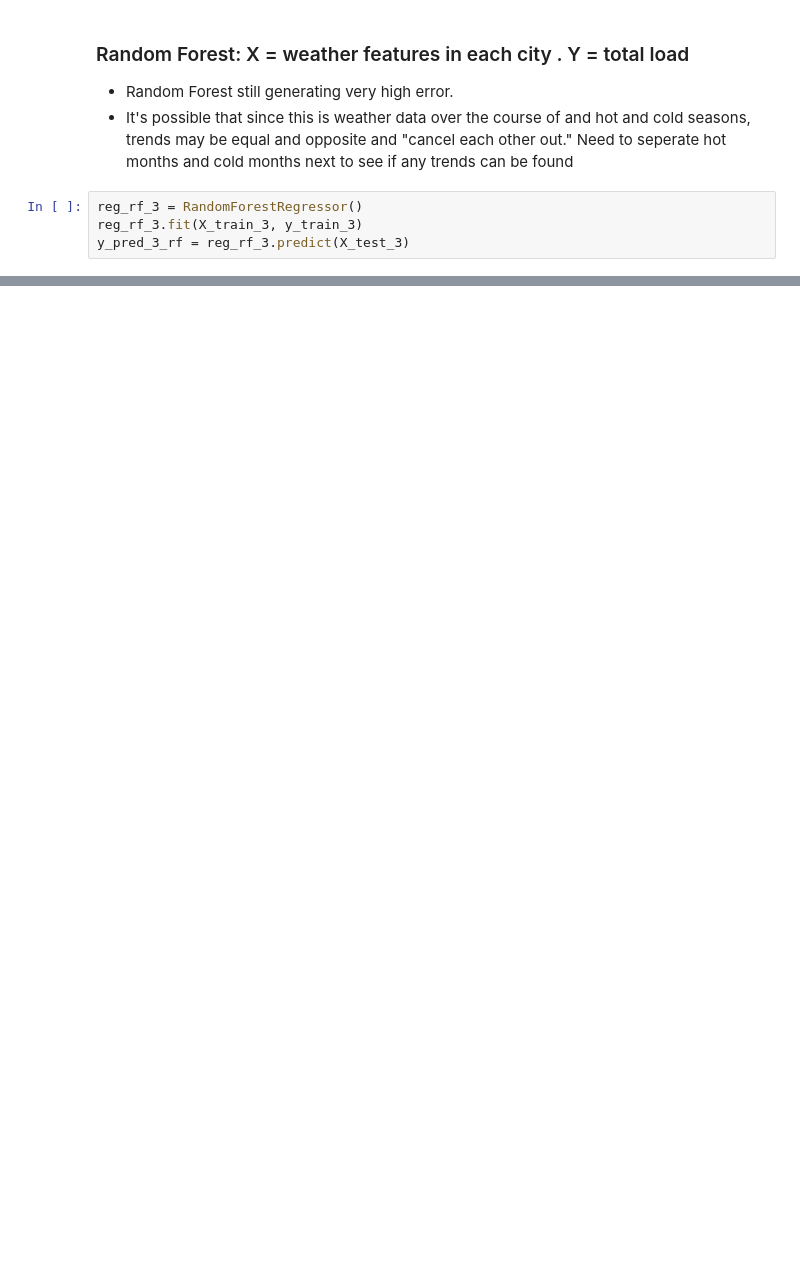
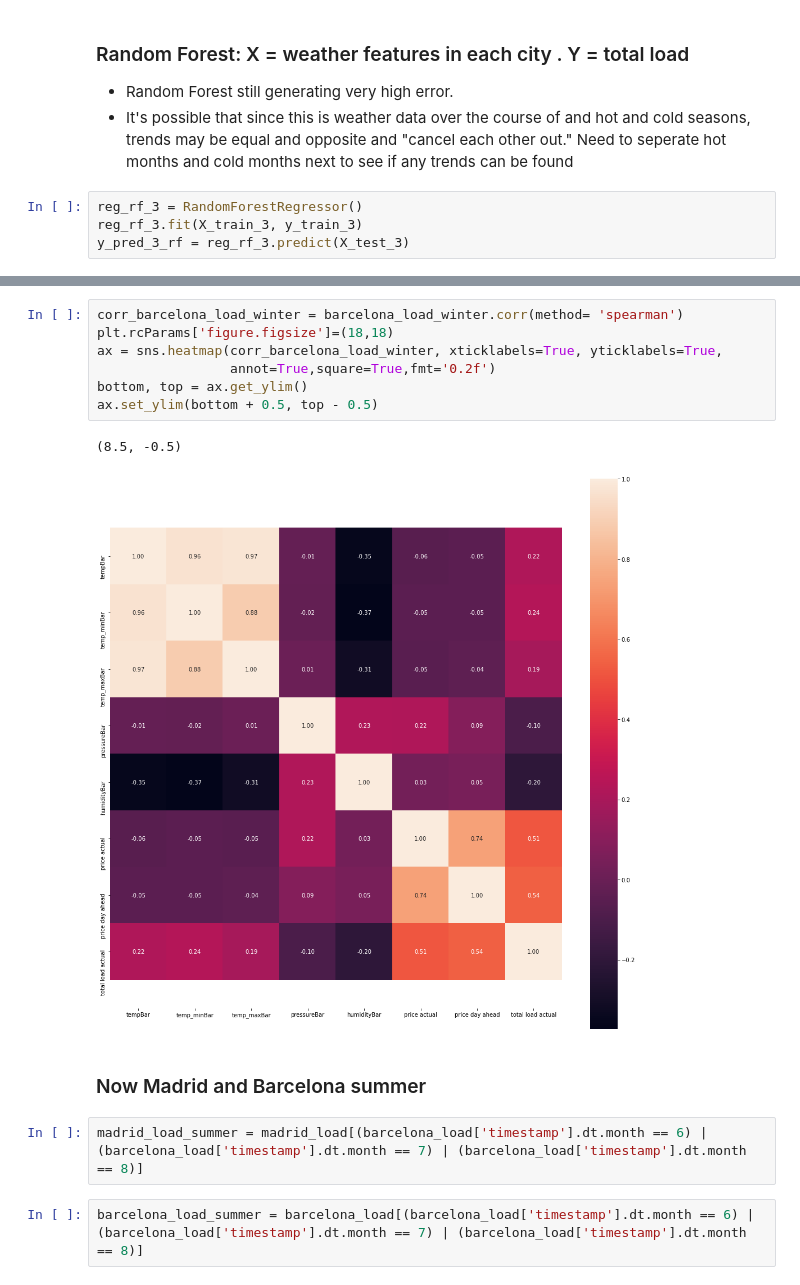
Before and after one commit to dbolis/Spain-Energy-Data-Analysis, a Jupyter notebook: EnergyNotebook.ipynb, the cells around one changed output, grey strips where cells are left out. Drawn from its saved outputs; the diff is of its cells as text; blank space fills up the shorter version.

```diff
--- a/EnergyNotebook.ipynb
+++ b/EnergyNotebook.ipynb
@@ -721,0 +757,16 @@ Mean Squared Error: 8821099.101350341
+# %%
+corr_barcelona_load_winter = barcelona_load_winter.corr(method= 'spearman')
+plt.rcParams['figure.figsize']=(18,18)
+ax = sns.heatmap(corr_barcelona_load_winter, xticklabels=True, yticklabels=True,
+                 annot=True,square=True,fmt='0.2f')
+bottom, top = ax.get_ylim()
+ax.set_ylim(bottom + 0.5, top - 0.5)
+# %% [output]
+(8.5, -0.5)
+[figure, added]
+# %% [markdown]
+### Now Madrid and Barcelona summer
+# %%
+madrid_load_summer = madrid_load[(barcelona_load['timestamp'].dt.month == 6) | (barcelona_load['timestamp'].dt.month == 7) | (barcelona_load['timestamp'].dt.month == 8)]
+# %%
+barcelona_load_summer = barcelona_load[(barcelona_load['timestamp'].dt.month == 6) | (barcelona_load['timestamp'].dt.month == 7) | (barcelona_load['timestamp'].dt.month == 8)]
```
Also changed, not shown: parts of 38 cells of this notebook.
